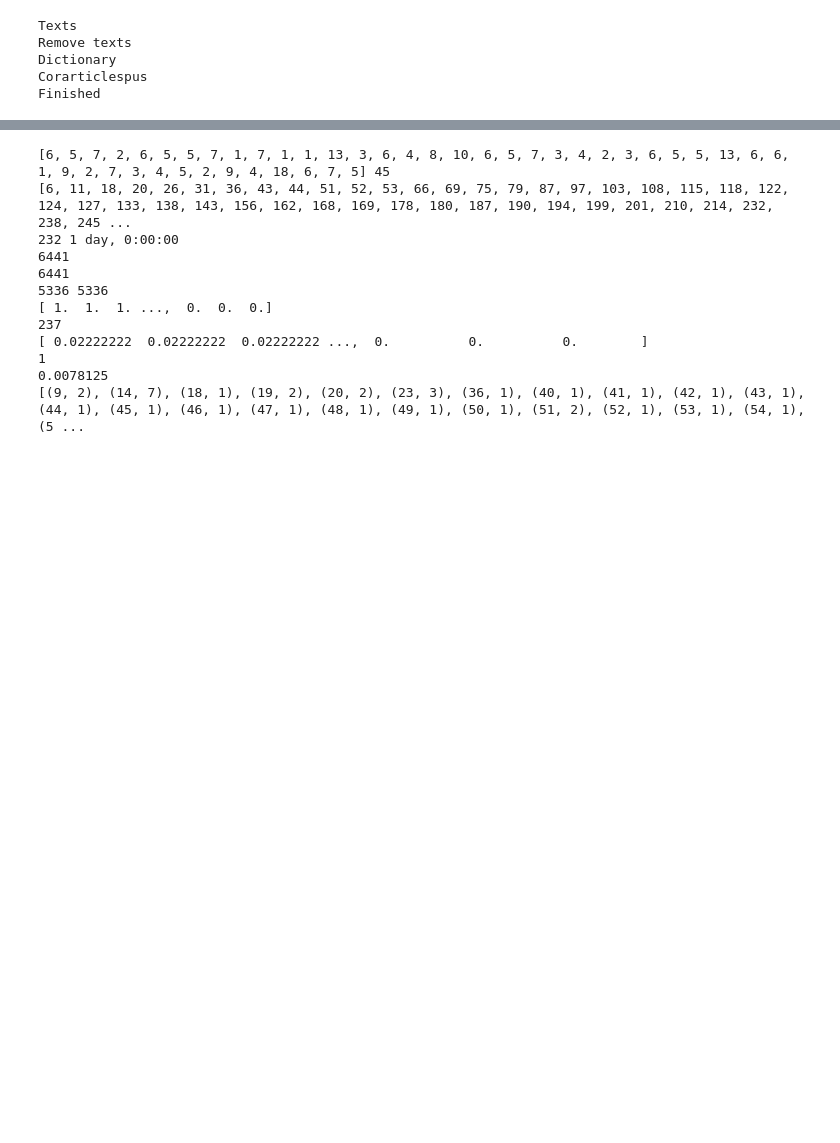
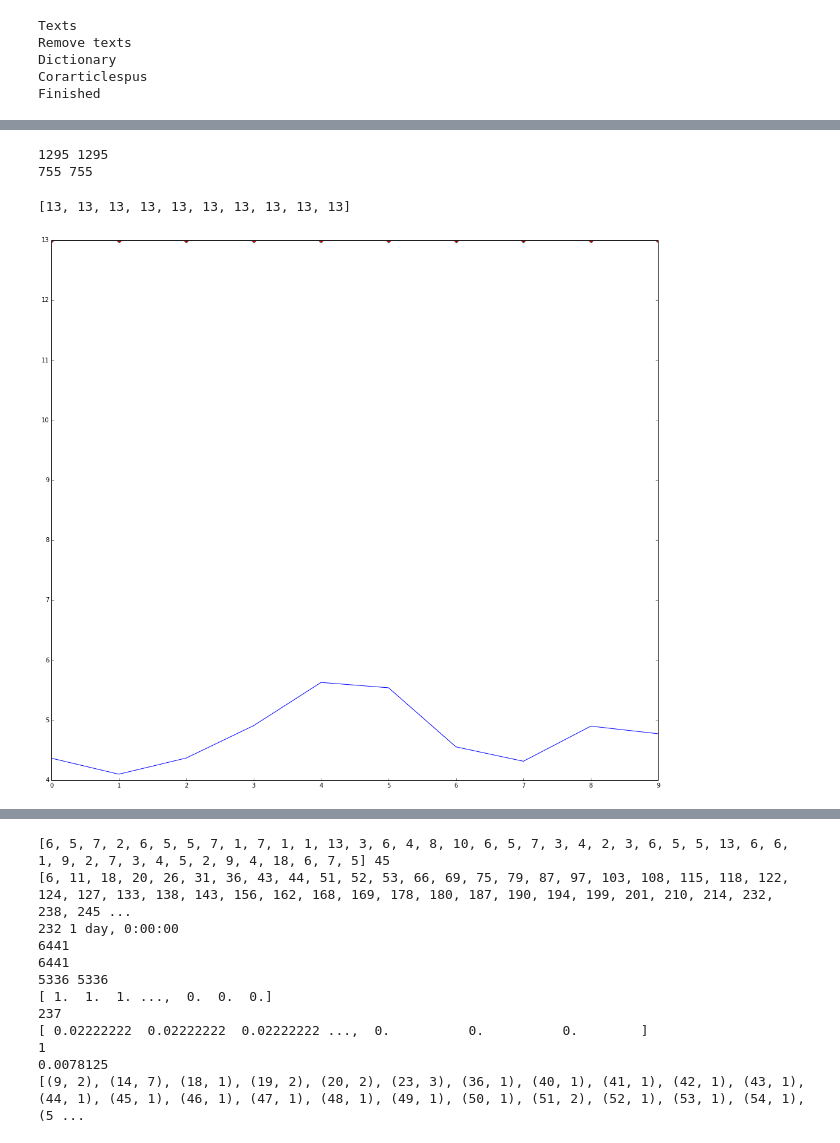
Before and after one commit to carpedm20/notebooks, a Jupyter notebook: Run length.ipynb, the cells around one changed output, grey strips where cells are left out. Cells and saved outputs as stored; diff of their text form; code cells hidden in the pictures; blank space fills up the shorter version.

```diff
--- a/Run length.ipynb
+++ b/Run length.ipynb
@@ -253,3 +266,9 @@ for (cur_changes, cur_article) in [(changes_train, articles_train),(changes_test
+# %%
+print len(articles_train), len(changes_train)
+print len(articles_test), len(changes_test)
+# %% [output]
+1295 1295
+755 755
 # %%
 import numpy as np
 from sklearn.svm import SVR
@@ -259,6 +278,32 @@ svr_rbf = SVR(kernel='rbf', C=1e3, gamma=0.1)
 svr_lin = SVR(kernel='linear', C=1e3)
 svr_poly = SVR(kernel='poly', C=1e3, degree=2)
 
-y_rbf = svr_rbf.fit(articles_train, changes_train)
+#clf = linear_model.SGDClassifier(n_jobs = -1)
+
+clf = svr_rbf.fit(articles_train, changes_train)
+
+# http://stackoverflow.com/a/9300826/1676714
+from sklearn.cross_validation import ShuffleSplit
+cv = ShuffleSplit(3, test_fraction=0.2, train_fraction=0.2, random_state=0)
+gs = GridSeachCV(clf, params_grid, cv=cv, n_jobs=-1, verbose=2)
+%time gs.fit(articles_train, changes_train)
+
+#y_rbf = svr_rbf.fit(articles_train, changes_train)
 #y_lin = svr_lin.fit(X, y).predict(X)
 #y_poly = svr_poly.fit(X, y).predict(X)
+# %%
+temp_length = 10
+temp_test = articles_test[:temp_length]
+temp_test = articles_test[:temp_length]
+result = svr_rbf.predict(temp_test)
+# %%
+fig = plt.figure(figsize=(18,16))
+
+ax1 = fig.add_subplot(1,1,1)
+ax1.plot(result)
+ax1.plot(changes_test[:temp_length],'ro')
+
+print changes_test[:temp_length]
+# %% [output]
+[13, 13, 13, 13, 13, 13, 13, 13, 13, 13]
+[figure, added]
```
Also changed, not shown: parts of 4 cells of this notebook, 1 other file.
